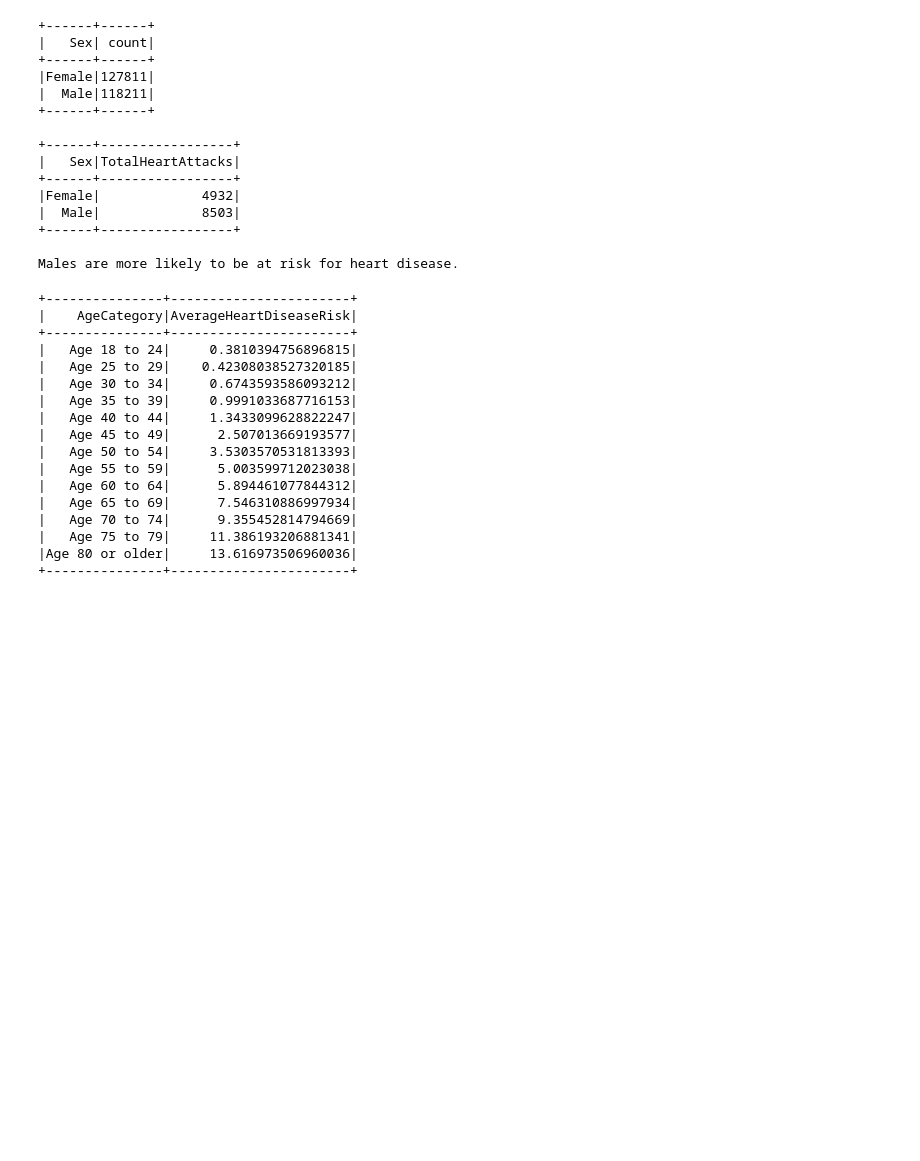
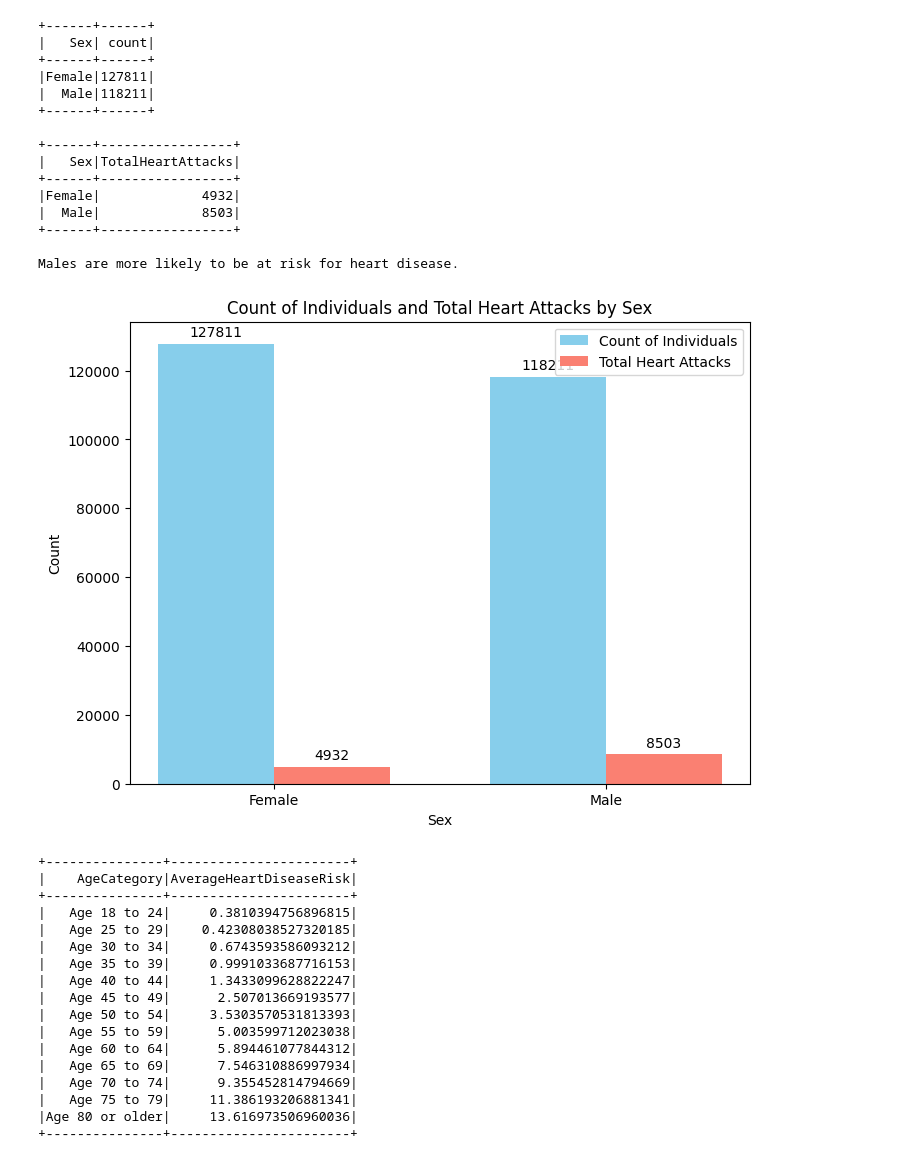
Before and after one commit to LarryJilesJr/project_4_repo, a Jupyter notebook: Project_4.ipynb, the cells around one changed output. Drawn from its saved outputs; the diff is of its cells as text; code cells hidden in the pictures; blank space fills up the shorter version.

```diff
--- a/Project_4.ipynb
+++ b/Project_4.ipynb
@@ -239,6 +233,52 @@ else:
 +------+-----------------+
 
 Males are more likely to be at risk for heart disease.
+# %%
+import numpy as np
+import matplotlib.pyplot as plt
+
+# Plotting a grouped bar chart to provide a clearer comparison between the count of individuals and the total number of heart attacks for each sex
+# Data
+sex = ['Female', 'Male']
+counts = [127811, 118211]
+heart_attacks = [4932, 8503]
+
+# Setting up the figure and axes
+fig, ax = plt.subplots(figsize=(8, 6))
+
+# Width of each bar
+bar_width = 0.35
+
+# Setting the x locations for the groups
+index = np.arange(len(sex))
+
+# Plotting count of individuals
+bar1 = ax.bar(index, counts, bar_width, label='Count of Individuals', color='skyblue')
+
+# Plotting total heart attacks
+bar2 = ax.bar(index + bar_width, heart_attacks, bar_width, label='Total Heart Attacks', color='salmon')
+
+# Adding labels, title, and legend
+ax.set_xlabel('Sex')
+ax.set_ylabel('Count')
+ax.set_title('Count of Individuals and Total Heart Attacks by Sex')
+ax.set_xticks(index + bar_width / 2)
+ax.set_xticklabels(sex)
+ax.legend()
+
+# Adding counts as text labels on top of the bars
+for bars in [bar1, bar2]:
+    for bar in bars:
+        height = bar.get_height()
+        ax.annotate('{}'.format(height),
+                    xy=(bar.get_x() + bar.get_width() / 2, height),
+                    xytext=(0, 3),
+                    textcoords="offset points",
+                    ha='center', va='bottom')
+
+plt.show()
+# %% [output]
+[figure, added]
 # %%
 # 4. How does age factor in to heart disease risk?
 
```
Also changed, not shown: parts of 15 cells of this notebook.
